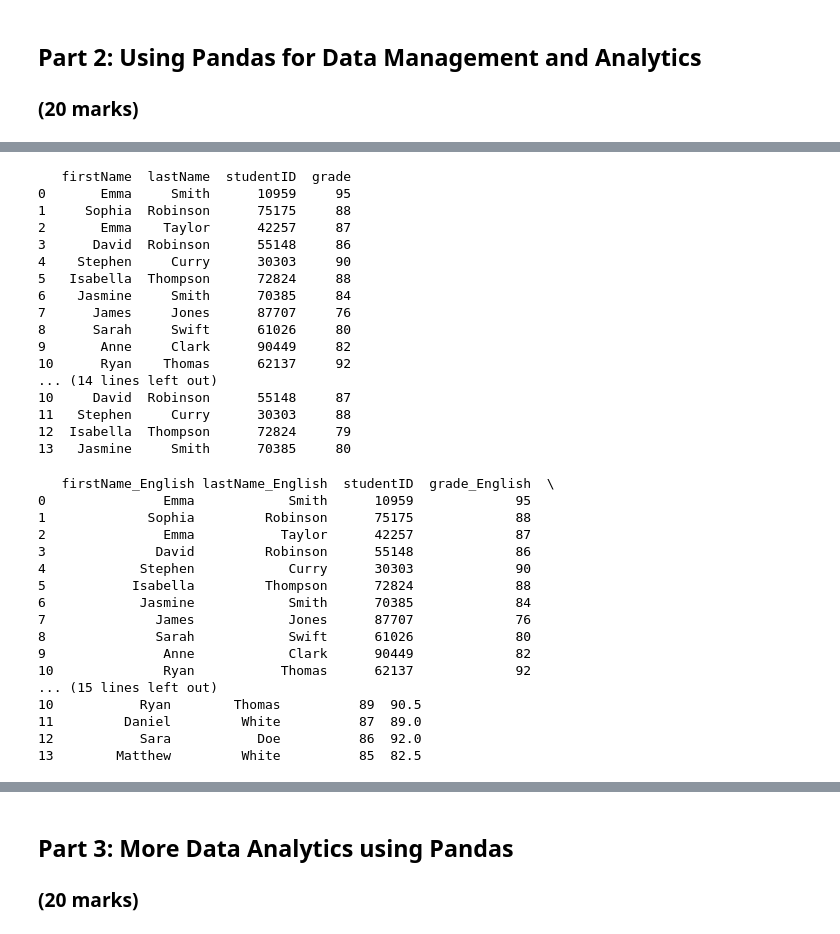
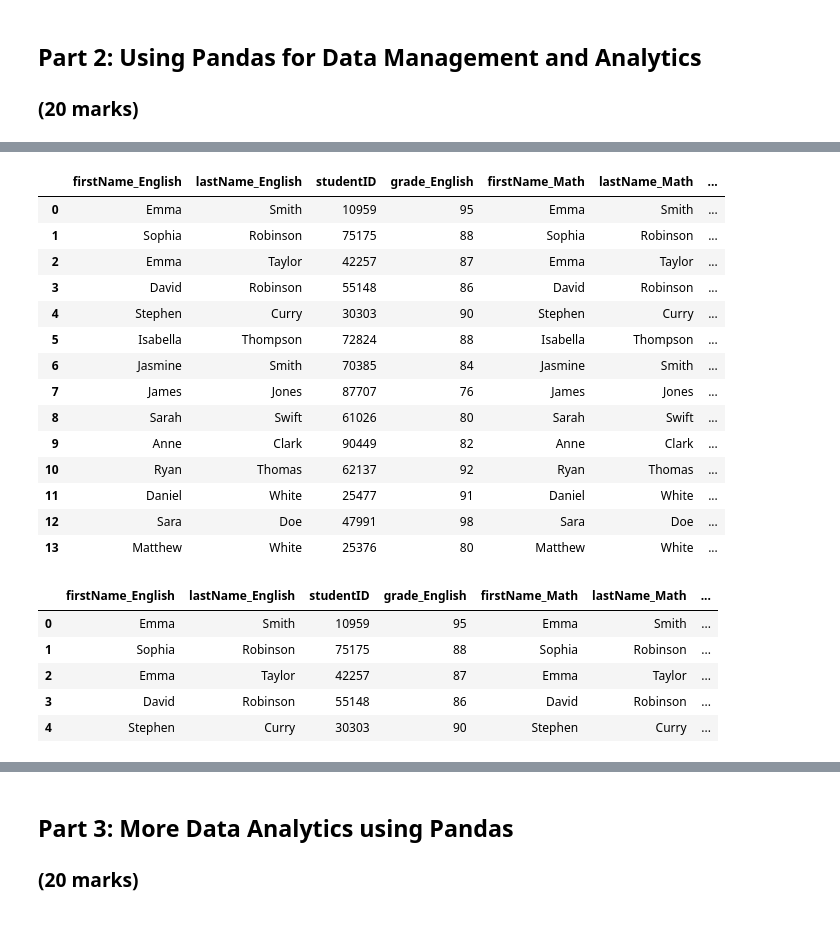
Before and after one commit to ObehiEdeoghon/engg680_2024_fall, a Jupyter notebook: Lab_Assignment1/StudentGradeManagementSystem.ipynb, the cells around one changed output, grey strips where cells are left out. Drawn from its saved outputs; the diff is of its cells as text; code cells hidden in the pictures.

```diff
--- a/Lab_Assignment1/StudentGradeManagementSystem.ipynb
+++ b/Lab_Assignment1/StudentGradeManagementSystem.ipynb
@@ -67,53 +67,40 @@ Saving studentGrades_English.csv to studentGrades_English (1).csv
 # %%
 # Merging the DataFrames on 'studentID'
 df_studentGrades = pd.merge(df_english, df_math, on='studentID', suffixes=('_English', '_Math'))
+df_studentGrades
+# %% [output]
+|  | firstName_English | lastName_English | studentID | grade_English | firstName_Math | lastName_Math | ... |
+| 0 | Emma | Smith | 10959 | 95 | Emma | Smith | ... |
+| 1 | Sophia | Robinson | 75175 | 88 | Sophia | Robinson | ... |
+| 2 | Emma | Taylor | 42257 | 87 | Emma | Taylor | ... |
+| 3 | David | Robinson | 55148 | 86 | David | Robinson | ... |
+| 4 | Stephen | Curry | 30303 | 90 | Stephen | Curry | ... |
+| 5 | Isabella | Thompson | 72824 | 88 | Isabella | Thompson | ... |
+| 6 | Jasmine | Smith | 70385 | 84 | Jasmine | Smith | ... |
+| 7 | James | Jones | 87707 | 76 | James | Jones | ... |
+| 8 | Sarah | Swift | 61026 | 80 | Sarah | Swift | ... |
+| 9 | Anne | Clark | 90449 | 82 | Anne | Clark | ... |
+| 10 | Ryan | Thomas | 62137 | 92 | Ryan | Thomas | ... |
+| 11 | Daniel | White | 25477 | 91 | Daniel | White | ... |
+| 12 | Sara | Doe | 47991 | 98 | Sara | Doe | ... |
+| 13 | Matthew | White | 25376 | 80 | Matthew | White | ... |
 # %%
 # Take a look at the data contained in the csv files. Why is studentID chosen as the key?
 # (1 mark)
-print(df_english)
-print(df_math)
+# Because StudentID is a unique identifier for each student, and common link between the two database.
-# %% [output]
-   firstName  lastName  studentID  grade
-0       Emma     Smith      10959     95
-1     Sophia  Robinson      75175     88
-2       Emma    Taylor      42257     87
-3      David  Robinson      55148     86
-4    Stephen     Curry      30303     90
-5   Isabella  Thompson      72824     88
-6    Jasmine     Smith      70385     84
-7      James     Jones      87707     76
-8      Sarah     Swift      61026     80
-9       Anne     Clark      90449     82
-10      Ryan    Thomas      62137     92
-... (14 lines left out)
-10     David  Robinson      55148     87
-11   Stephen     Curry      30303     88
-12  Isabella  Thompson      72824     79
-13   Jasmine     Smith      70385     80
 # %%
 # Let's calculate the average GPA across the two classes for each student
 df_studentGrades['GPA'] = df_studentGrades[['grade_English', 'grade_Math']].mean(axis=1)
 # Now let's check the data! In the space below, please use the .head method to display the dataframe.
 # (1 mark)
-print(df_studentGrades)
+df_studentGrades.head()
 # %% [output]
-   firstName_English lastName_English  studentID  grade_English  \
-0               Emma            Smith      10959             95
-1             Sophia         Robinson      75175             88
-2               Emma           Taylor      42257             87
-3              David         Robinson      55148             86
-4            Stephen            Curry      30303             90
-5           Isabella         Thompson      72824             88
-6            Jasmine            Smith      70385             84
-7              James            Jones      87707             76
-8              Sarah            Swift      61026             80
-9               Anne            Clark      90449             82
-10              Ryan           Thomas      62137             92
-... (15 lines left out)
-10           Ryan        Thomas          89  90.5
-11         Daniel         White          87  89.0
-12           Sara           Doe          86  92.0
-13        Matthew         White          85  82.5
+|  | firstName_English | lastName_English | studentID | grade_English | firstName_Math | lastName_Math | ... |
+| 0 | Emma | Smith | 10959 | 95 | Emma | Smith | ... |
+| 1 | Sophia | Robinson | 75175 | 88 | Sophia | Robinson | ... |
+| 2 | Emma | Taylor | 42257 | 87 | Emma | Taylor | ... |
+| 3 | David | Robinson | 55148 | 86 | David | Robinson | ... |
+| 4 | Stephen | Curry | 30303 | 90 | Stephen | Curry | ... |
 # %%
 # Do you notice a problem? The rows for first name and last name have been duplicated!
 # .drop(columns=['<column_name1>','<column_name2>'] is a Pandas method that can be used to drop columns.
```
Also changed, not shown: parts of 16 cells of this notebook.
